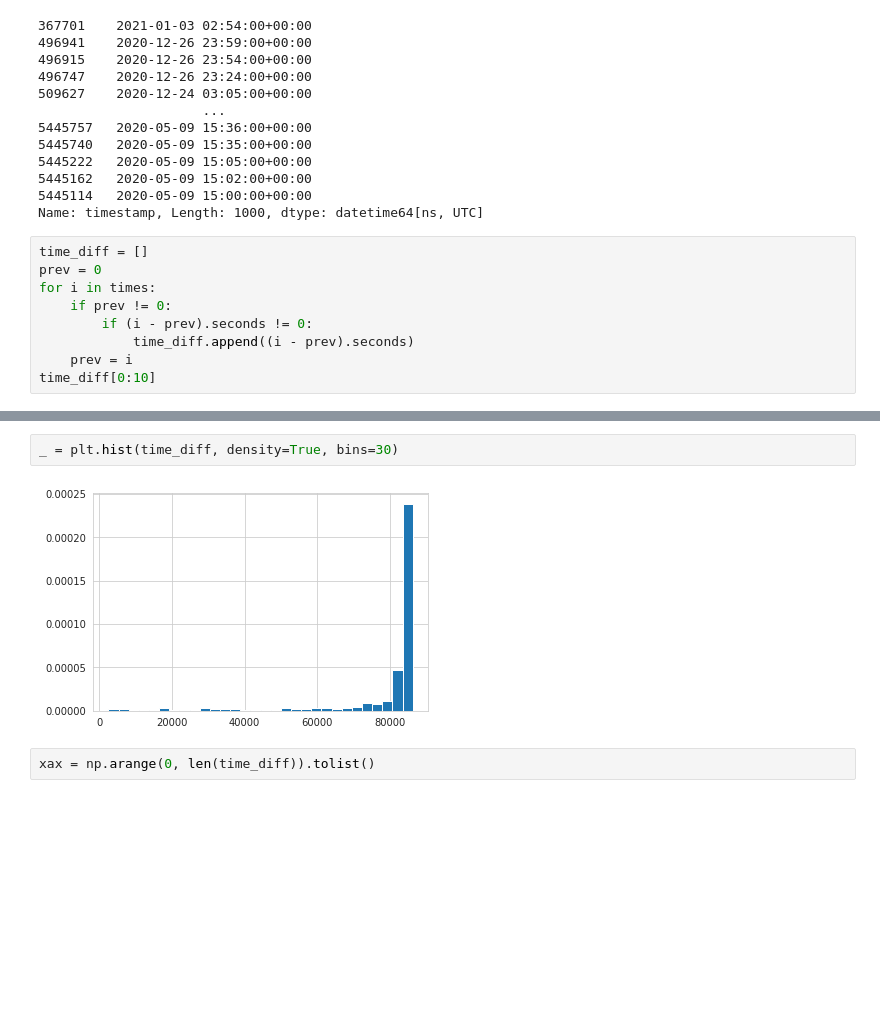
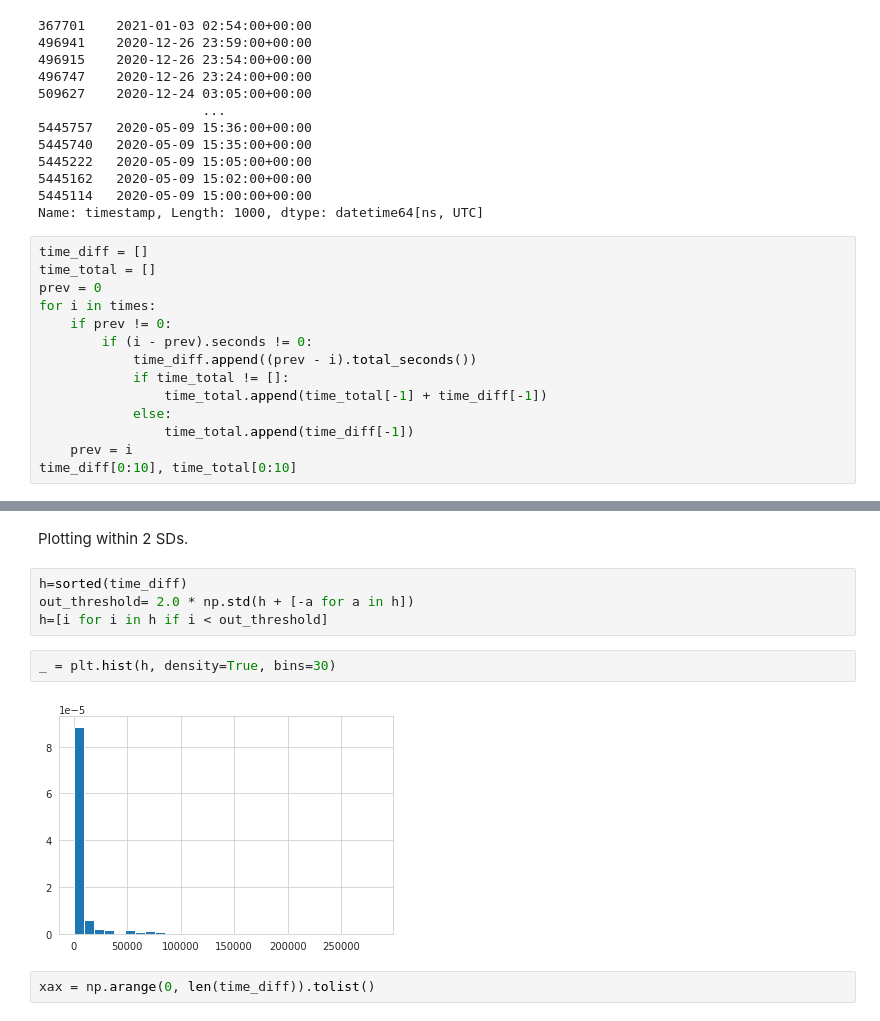
Before and after one commit to kevingao26/Binder-Logs, a Jupyter notebook: Binder-Launches-EDA.ipynb, the cells around one changed output, grey strips where cells are left out. Cells and saved outputs as stored; diff of their text form; blank space fills up the shorter version.

```diff
--- a/Binder-Launches-EDA.ipynb
+++ b/Binder-Launches-EDA.ipynb
@@ -305,11 +310,16 @@ times
 Name: timestamp, Length: 1000, dtype: datetime64[ns, UTC]
 # %%
 time_diff = []
+time_total = []
 prev = 0
 for i in times:
     if prev != 0:
         if (i - prev).seconds != 0:
-            time_diff.append((i - prev).seconds)
+            time_diff.append((prev - i).total_seconds())
+            if time_total != []:
+                time_total.append(time_total[-1] + time_diff[-1])
+            else:
+                time_total.append(time_diff[-1])
     prev = i
-time_diff[0:10]
+time_diff[0:10], time_total[0:10]
 # %% [output]
@@ -317,7 +346,13 @@ time_diff[0:10]
+# %% [markdown]
+Plotting within 2 SDs.
+# %%
+h=sorted(time_diff)
+out_threshold= 2.0 * np.std(h + [-a for a in h])
+h=[i for i in h if i < out_threshold]
 # %%
-_ = plt.hist(time_diff, density=True, bins=30)
+_ = plt.hist(h, density=True, bins=30)
 # %% [output]
-[figure, old version]
+[figure, new version]
 # %%
 xax = np.arange(0, len(time_diff)).tolist()
 # %%
```
Also changed, not shown: parts of 28 cells of this notebook, 2 other files.
